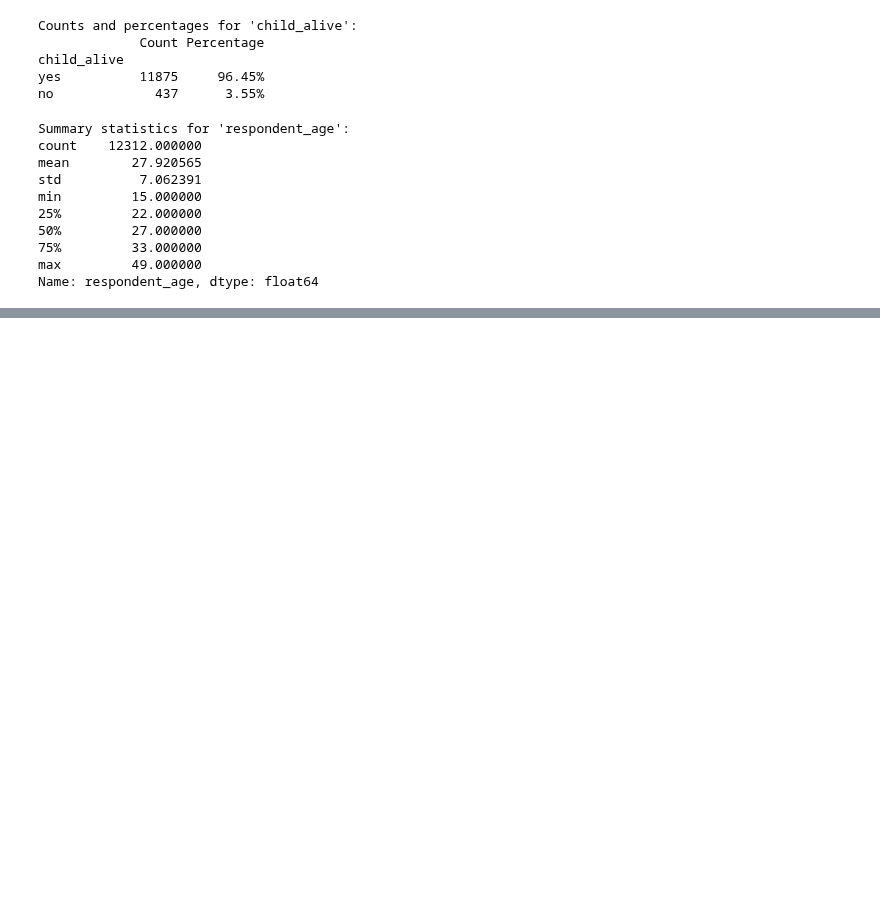
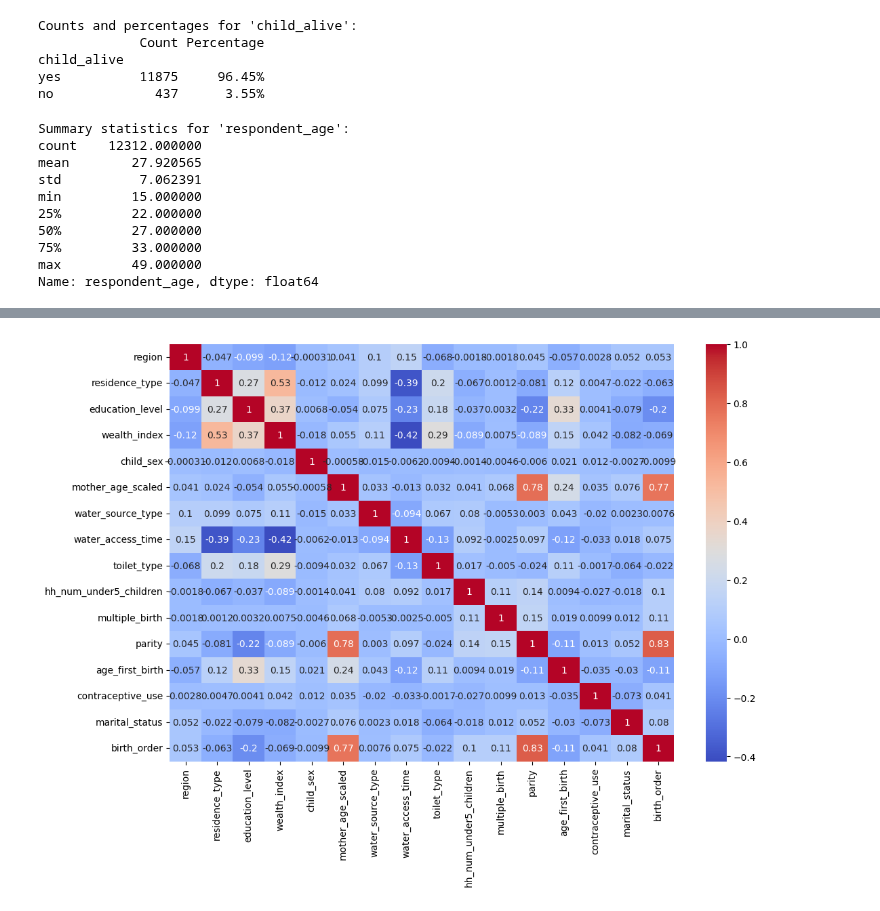
Before and after one commit to Fentahun60/Fentahun, a Jupyter notebook: U5MR_Malawi.ipynb, the cells around one changed output, grey strips where cells are left out. Drawn from its saved outputs; the diff is of its cells as text; code cells hidden in the pictures; blank space fills up the shorter version.

```diff
--- a/U5MR_Malawi.ipynb
+++ b/U5MR_Malawi.ipynb
@@ -183,0 +838,4 @@ Unimproved              1337     10.86%
+# %%
+#rename category of child_survival_status No as Dead and Yes as Alive
+df_final['child_survival_status'] = df_final['child_survival_status'].replace({'no': 'Dead', 'yes': 'Alive'})
+df_final.head()
@@ -183,0 +1083,9 @@ Unimproved              1337     10.86%
+# %%
+df_final = df_final.drop(columns=['mother_age_group_5yr'])
+
+print("DataFrame after dropping 'mother_age_group_5yr':")
+pd.set_option('display.max_columns', None)
+print(df_final.head().to_markdown(index=False))
+
+print("\nRemaining columns:")
+print(df_final.columns.tolist())
@@ -183,0 +1104,14 @@ Unimproved              1337     10.86%
+# %%
+from sklearn.model_selection import train_test_split
+
+# Define features (X) and target (y)
+X = df_final.drop('child_survival_status', axis=1)
+y = df_final['child_survival_status']
+
+# Convert remaining categorical columns in X to numeric (int)
+for col in X.select_dtypes(include='category').columns:
+    X[col] = X[col].astype(int)
+
+
+print("\nData types of X after conversion:")
+print(X.dtypes)
@@ -183,0 +1137,4 @@ Unimproved              1337     10.86%
+# %%
+numeric_features = X.select_dtypes(include=['int64', 'float64'])
+cor_matrix = numeric_features.corr()
+print(cor_matrix)
@@ -183,0 +1159,9 @@ Unimproved              1337     10.86%
+# %%
+import seaborn as sns
+import matplotlib.pyplot as plt
+
+plt.figure(figsize=(12,8))
+sns.heatmap(cor_matrix, annot=True, cmap='coolwarm')
+plt.show()
+# %% [output]
+[figure, added]
```
Also changed, not shown: parts of 40 cells of this notebook.
